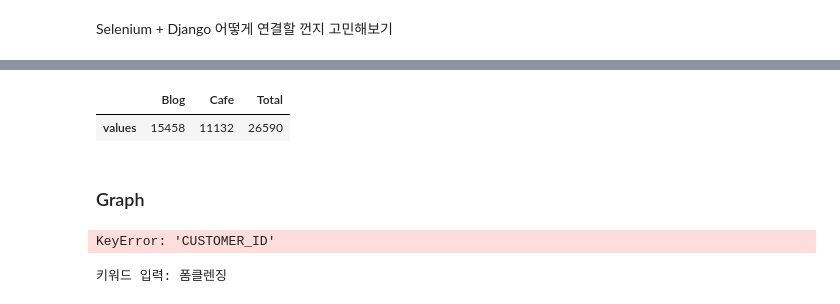
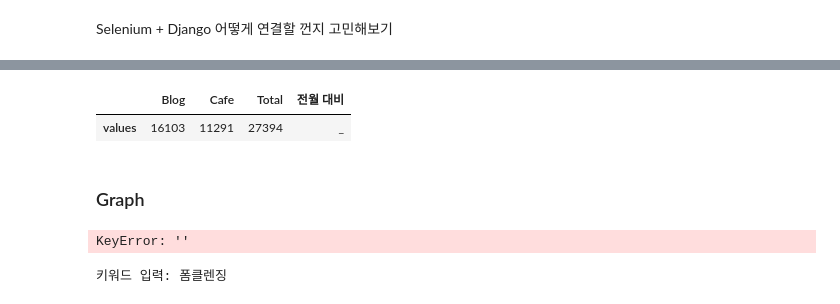
Before and after one commit to ameliacode/hwaseon, a Jupyter notebook: Test-api/Page - 1_키워드 검색.ipynb, the cells around one changed output, grey strips where cells are left out. Saved outputs shown, nothing was run; the diff lists cells and outputs as text; code cells hidden in the pictures.

```diff
--- a/Test-api/Page - 1_키워드 검색.ipynb
+++ b/Test-api/Page - 1_키워드 검색.ipynb
@@ -207,20 +237,21 @@ driver.close()
 # %%
 df = pd.DataFrame(index = ["values"])
 df["Blog"] = get_blog_number
 df["Cafe"] = get_cafe_number
 df["Total"] = get_blog_number + get_cafe_number
+df["전월 대비"] = "_"
 df
 # %% [output]
-|  | Blog | Cafe | Total |
-| values | 15458 | 11132 | 26590 |
+|  | Blog | Cafe | Total | 전월 대비 |
+| values | 16103 | 11291 | 27394 | _ |
 # %% [markdown]
 ### Graph
 # %%
 config_secret_debug = json.loads(open(".config_secret/settings_debug.json").read())
-customer_id = config_secret_debug["NAVER"]["CUSTOMER_ID"]
+customer_id = config_secret_debug["NAVER"][""]
 client_id = config_secret_debug["NAVER"]["CLIENT_ID"]
 # %% [output]
-KeyError: 'CUSTOMER_ID'
+KeyError: ''
 # %%
 url = "https://openapi.naver.com/v1/datalab/search"
 # %%
```
Also changed, not shown: parts of 34 cells of this notebook, 2 other files.
